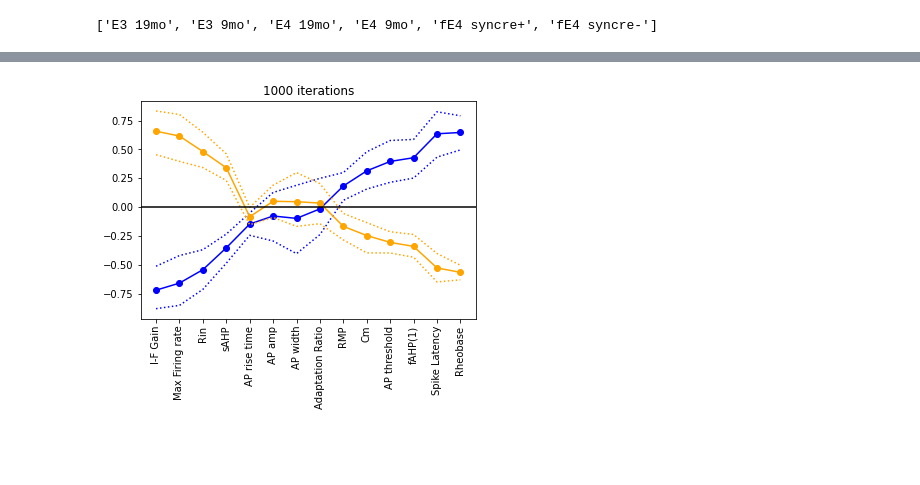
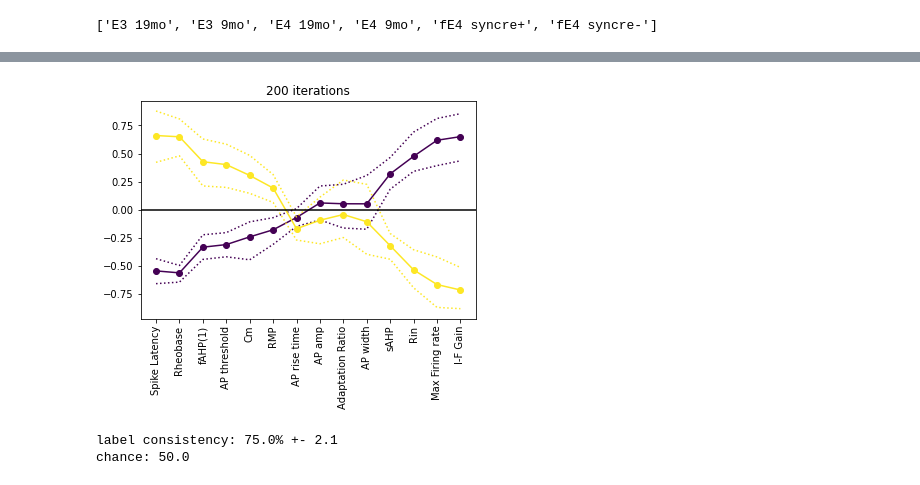
Before and after one commit to dtabuena/Accessory-Matlab-DT-Func-, a Jupyter notebook: MessingWithData.ipynb, the cells around one changed output, grey strips where cells are left out. Drawn from its saved outputs; the diff is of its cells as text; code cells hidden in the pictures; blank space fills up the shorter version.

```diff
--- a/MessingWithData.ipynb
+++ b/MessingWithData.ipynb
@@ -375,57 +385,79 @@ for root, dirs, files in os.walk("/content"):
 # %%
+from pandas.compat.numpy import np_array_datetime64_compat
 ###########   Cluster Validation #############
 from random import sample
 ''' random sub sample cluster and plot cluster center similarity '''
 SubSampleFrac = .8
 # data_for_fit, uniq_types,
-num_iter = 1000
+num_iter = 200
 center_list = []
 label_list = []
 sub_sample_ind_list = []
-
+full_label_list = []
+k = 2
 
 
 for ni in range(num_iter):
     sub_sample_ind = []
     for t in uniq_types:
         t_inds = [i for i in range(len(type_list)) if t in type_list[i]]
         # print(t_inds)
         sub_sample_ind.extend( sample(t_inds, int(len(t_inds)*SubSampleFrac) ) )
-    kmeans_iter = KMeans(n_clusters=2, random_state=42).fit(data_for_fit[sub_sample_ind][:,new_cent_order])
+    kmeans_iter = KMeans(n_clusters=k, random_state=42).fit(data_for_fit[sub_sample_ind][:,new_cent_order])
     centers_iter = kmeans_iter.cluster_centers_.T
     centers_iter = centers_iter - np.mean(centers_iter,axis=0)
     labels_iter = kmeans_iter.labels_
 
+    # if ni>0:
+    #     corco = np.corrcoef(centers_iter.T,center_list[0].T)
+    #     if corco[0,-1] > corco[0,-2]:
+    #         centers_iter = np.flip(centers_iter, axis=1)
+    #         labels_iter=np.logical_not(labels_iter)
     if ni>0:
         corco = np.corrcoef(centers_iter.T,center_list[0].T)
-        if corco[0,-1] > corco[0,-2]:
-            centers_iter = np.flip(centers_iter, axis=1)
+        corco = corco[0:k,k:]
+        ind = np.argmax(corco,axis=0)
+        centers_iter = centers_iter[:,ind]
+        labels_iter = [ind[l] for l in labels_iter]
+
+    full_label_iter = np.empty((data_for_fit.shape[0],))
+    full_label_iter[:] = np.nan
+    full_label_iter[sub_sample_ind] = labels_iter
 
     center_list.append(centers_iter)
     label_list.append(labels_iter)
     sub_sample_ind_list.append(sub_sample_ind_list)
+    full_label_list.append(full_label_iter)
 
-    delta_centers_iter = abs( np.diff(centers_iter,axis=1))
+    # delta_centers_iter = abs( np.diff(centers_iter,axis=1))
+
+center_stack = np.stack(center_list)
+mean_center = np.mean(center_stack,0)
+nintey_p_center = np.percentile(center_stack, [2.5, 97.5], axis=0)
+
+cmap = plt.cm.viridis(np.linspace(0,1,k))
+fig, ax = plt.subplots(1)
+for ki in range(k):
+    ax.plot(mean_center[:,ki].T,'-o',color=cmap[ki])
+    ax.plot(nintey_p_center[0,:,ki].T,':',color=cmap[ki])
+    ax.plot(nintey_p_center[1,:,ki].T,':',color=cmap[ki])
+
+
+ax.set_xticks(np.arange(len(numericals)))
+ax.set_xticklabels(sorted_numericals,rotation=90)
+ax.axhline(0, color='k')
+ax.title.set_text(str(ni+1)+' iterations')
+plt.show()
+
+full_label_stack = np.stack(full_label_list)
+pseudo_truth = np.nanpercentile(full_label_stack,50,axis=0)
+is_match = full_label_stack == pseudo_truth
+consistency_iter = np.mean(is_match, axis = 1)
+mean_consistency = np.mean(consistency_iter)
+std_consistency = np.std(consistency_iter)
+print('label consistency: ' + str(round(mean_consistency*100,1)) + '% +- ' + str(round(std_consistency*100,2)))
+print('chance: ' + str(round(1/k*100,1)))
+# %% [output]
+[figure, added]
+label consistency: 75.0% +- 2.1
+chance: 50.0
-# %%
-center_stack = np.stack(center_list)
-mean_center = np.mean(center_stack,0)
-nintey_p_center = np.percentile(center_stack, [2.5, 97.5], axis=0)
-
-
-fig, ax = plt.subplots(1)
-ax.plot(mean_center[:,0].T,'-o',color='blue')
-ax.plot(nintey_p_center[0,:,0].T,':',color='blue')
-ax.plot(nintey_p_center[1,:,0].T,':',color='blue')
-
-ax.plot(mean_center[:,1].T,'-o',color='orange')
-ax.plot(nintey_p_center[0,:,1].T,':',color='orange')
-ax.plot(nintey_p_center[1,:,1].T,':',color='orange')
-
-
-ax.set_xticks(np.arange(len(numericals)))
-ax.set_xticklabels(sorted_numericals,rotation=90)
-ax.axhline(0, color='k')
-ax.title.set_text(str(ni+1)+' iterations')
-plt.show()
-# %% [output]
-[figure, removed]
```
Also changed, not shown: parts of 10 cells of this notebook.
